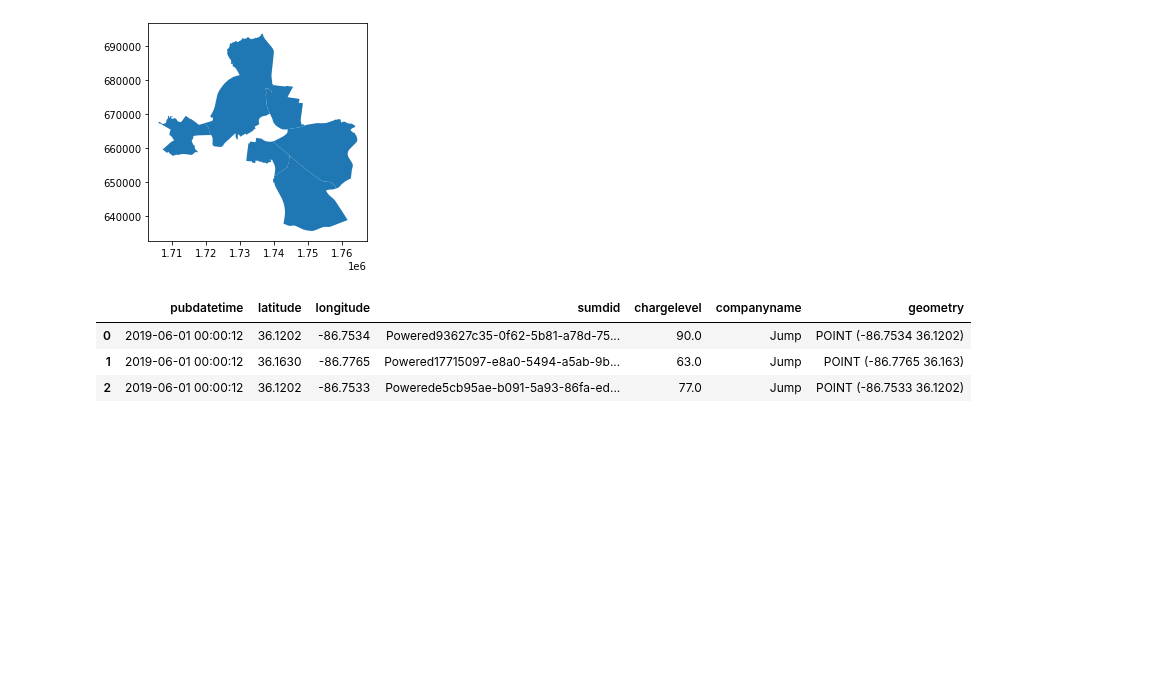
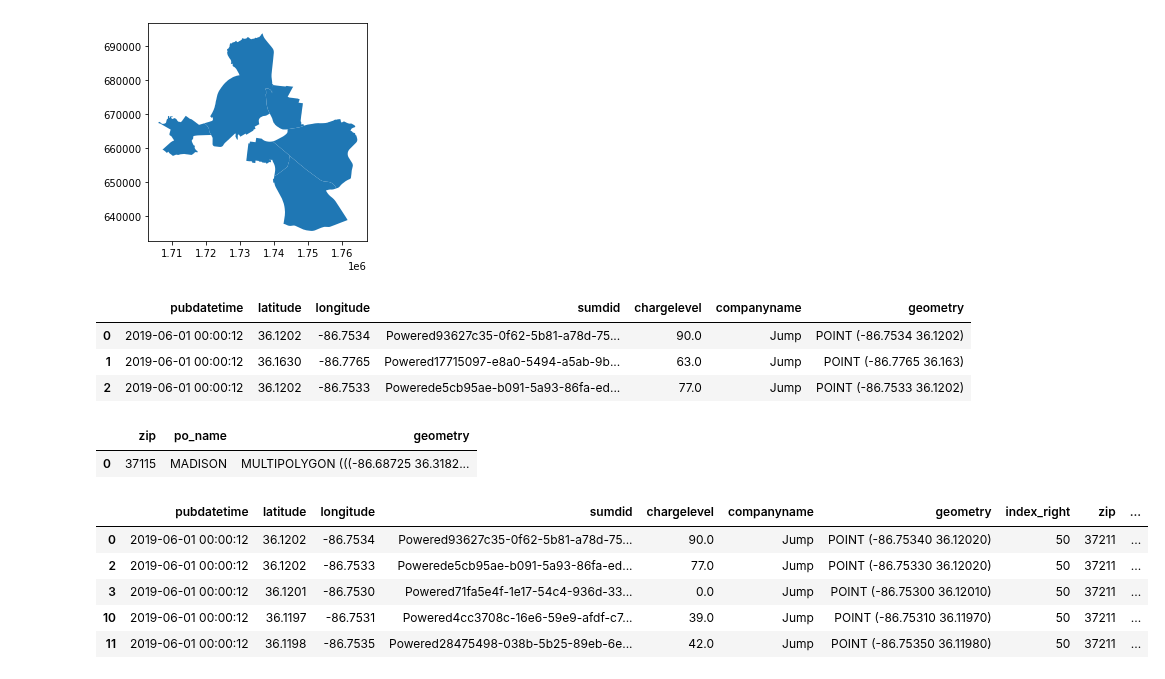
Before and after one commit to Quezadajl/nashville-scooters-project, a Jupyter notebook: notebooks/june_scooter.ipynb, the cells around one changed output. Drawn from its saved outputs; the diff is of its cells as text; code cells hidden in the pictures; blank space fills up the shorter version.

```diff
--- a/notebooks/june_scooter.ipynb
+++ b/notebooks/june_scooter.ipynb
@@ -87,3 +87,24 @@ june.head(3)
 | 0 | 2019-06-01 00:00:12 | 36.1202 | -86.7534 | Powered93627c35-0f62-5b81-a78d-75... | 90.0 | Jump | POINT (-86.7534 36.1202) |
 | 1 | 2019-06-01 00:00:12 | 36.1630 | -86.7765 | Powered17715097-e8a0-5494-a5ab-9b... | 63.0 | Jump | POINT (-86.7765 36.163) |
 | 2 | 2019-06-01 00:00:12 | 36.1202 | -86.7533 | Powerede5cb95ae-b091-5a93-86fa-ed... | 77.0 | Jump | POINT (-86.7533 36.1202) |
+# %%
+zipcodes = zipcodes[['zip', 'po_name', 'geometry']]
+zipcodes.head(1)
+# %% [output]
+|  | zip | po_name | geometry |
+| 0 | 37115 | MADISON | MULTIPOLYGON (((-86.68725 36.3182... |
+# %%
+june_geo = gpd.GeoDataFrame(june,
+                           crs = zipcodes.crs,
+                           geometry = june['geometry'])
+# %%
+scooter_zip = gpd.sjoin(june_geo, zipcodes, op = 'within')
+# %%
+scooter_zip.head()
+# %% [output]
+|  | pubdatetime | latitude | longitude | sumdid | chargelevel | companyname | geometry | index_right | zip | ... |
+| 0 | 2019-06-01 00:00:12 | 36.1202 | -86.7534 | Powered93627c35-0f62-5b81-a78d-75... | 90.0 | Jump | POINT (-86.75340 36.12020) | 50 | 37211 | ... |
+| 2 | 2019-06-01 00:00:12 | 36.1202 | -86.7533 | Powerede5cb95ae-b091-5a93-86fa-ed... | 77.0 | Jump | POINT (-86.75330 36.12020) | 50 | 37211 | ... |
+| 3 | 2019-06-01 00:00:12 | 36.1201 | -86.7530 | Powered71fa5e4f-1e17-54c4-936d-33... | 0.0 | Jump | POINT (-86.75300 36.12010) | 50 | 37211 | ... |
+| 10 | 2019-06-01 00:00:12 | 36.1197 | -86.7531 | Powered4cc3708c-16e6-59e9-afdf-c7... | 39.0 | Jump | POINT (-86.75310 36.11970) | 50 | 37211 | ... |
+| 11 | 2019-06-01 00:00:12 | 36.1198 | -86.7535 | Powered28475498-038b-5b25-89eb-6e... | 42.0 | Jump | POINT (-86.75350 36.11980) | 50 | 37211 | ... |
```
Also changed, not shown: 1 other file.
